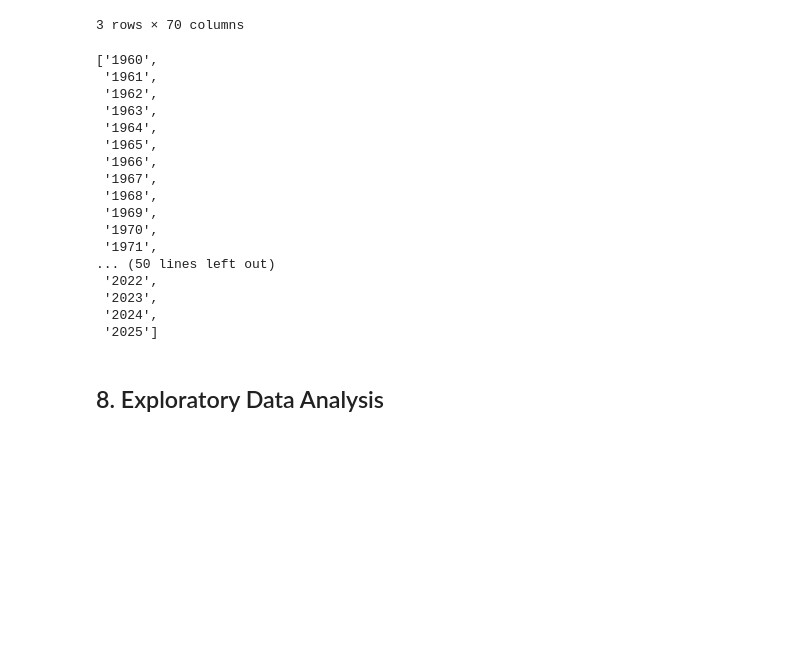
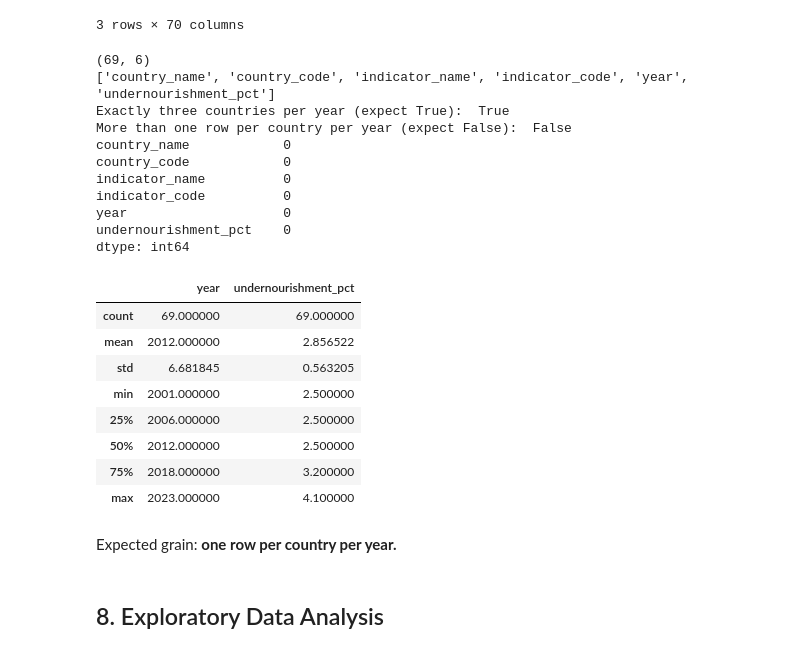
Before and after one commit to MichaelBujard/notebook-portfolio-project-0, a Jupyter notebook: notebooks/food_insecurity_analysis.ipynb, the cells around one changed output. Cells and saved outputs as stored; diff of their text form; code cells hidden in the pictures; blank space fills up the shorter version.

```diff
--- a/notebooks/food_insecurity_analysis.ipynb
+++ b/notebooks/food_insecurity_analysis.ipynb
@@ -1570,25 +1570,46 @@ wb_selected_df.head()
 3 rows × 70 columns
 # %%
 year_cols = [s for s in wb_selected_df.columns if s.isdigit()]
-year_cols
-# %% [output]
-['1960',
- '1961',
- '1962',
- '1963',
- '1964',
- '1965',
- '1966',
- '1967',
- '1968',
- '1969',
- '1970',
- '1971',
-... (50 lines left out)
- '2022',
- '2023',
- '2024',
- '2025']
+# %%
+wb_melted_df = (
+    wb_selected_df.melt(
+        id_vars=['country_name','country_code','indicator_name','indicator_code'],
+        value_vars=year_cols,
+        var_name='year',
+        value_name='undernourishment_pct'
+    ).dropna(subset='undernourishment_pct')
+    .astype({'year':'int64'})
+)
+# %%
+print(wb_melted_df.shape)
+print(wb_melted_df.columns.tolist())
+print('Exactly three countries per year (expect True): ', (wb_melted_df.groupby('year')['country_code'].nunique() == 3).all())  # Expect True
+print('More than one row per country per year (expect False): ', wb_melted_df.duplicated(subset=['country_code','year']).any())  # Expect False
+print(wb_melted_df.isna().sum())
+wb_melted_df.describe()
+# %% [output]
+(69, 6)
+['country_name', 'country_code', 'indicator_name', 'indicator_code', 'year', 'undernourishment_pct']
+Exactly three countries per year (expect True):  True
+More than one row per country per year (expect False):  False
+country_name            0
+country_code            0
+indicator_name          0
+indicator_code          0
+year                    0
+undernourishment_pct    0
+dtype: int64
+|  | year | undernourishment_pct |
+| count | 69.000000 | 69.000000 |
+| mean | 2012.000000 | 2.856522 |
+| std | 6.681845 | 0.563205 |
+| min | 2001.000000 | 2.500000 |
+| 25% | 2006.000000 | 2.500000 |
+| 50% | 2012.000000 | 2.500000 |
+| 75% | 2018.000000 | 3.200000 |
+| max | 2023.000000 | 4.100000 |
+# %% [markdown]
+Expected grain: **one row per country per year.**
 # %% [markdown]
 ## 8. Exploratory Data Analysis
 # %% [markdown]
```
